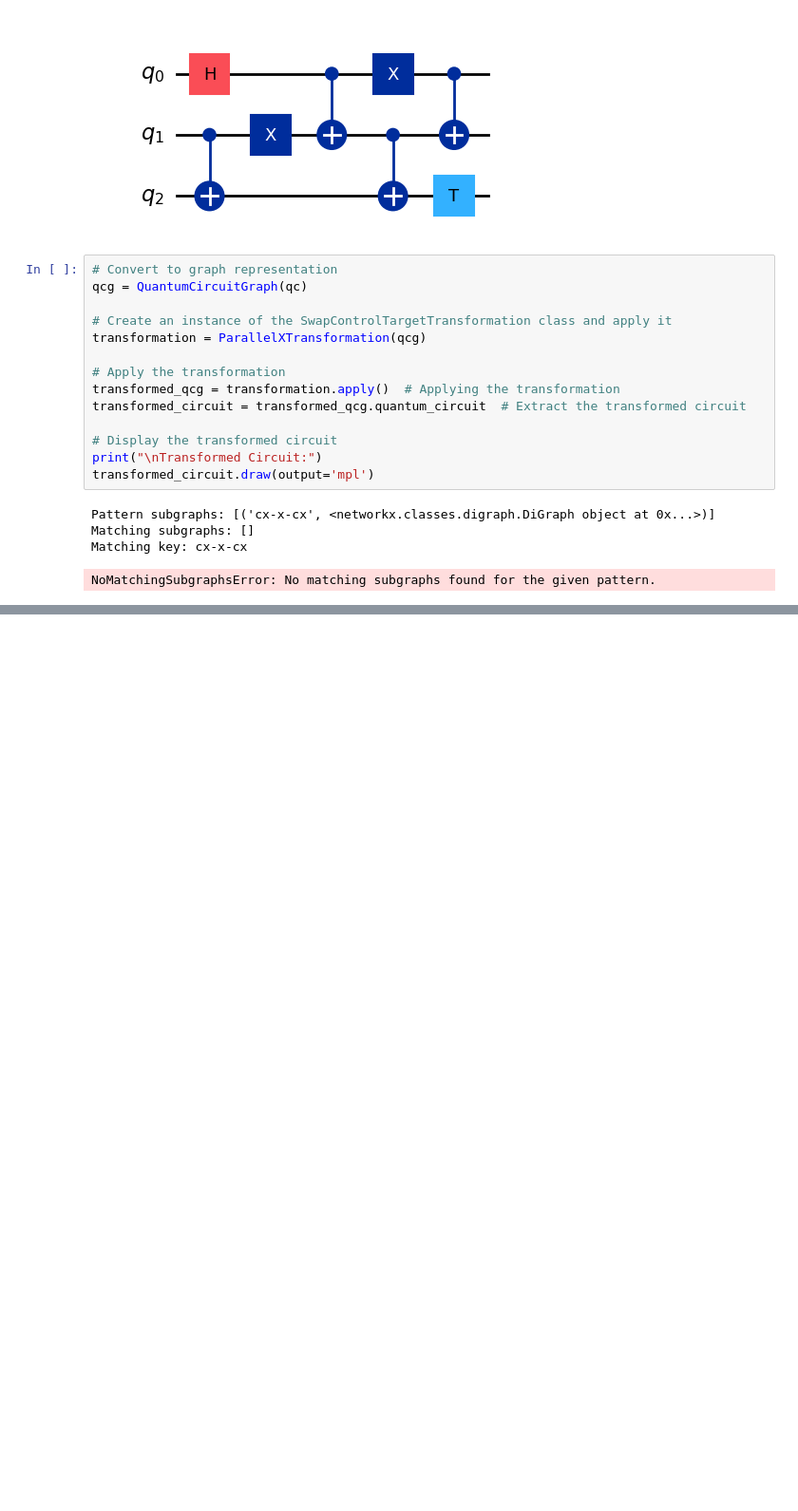
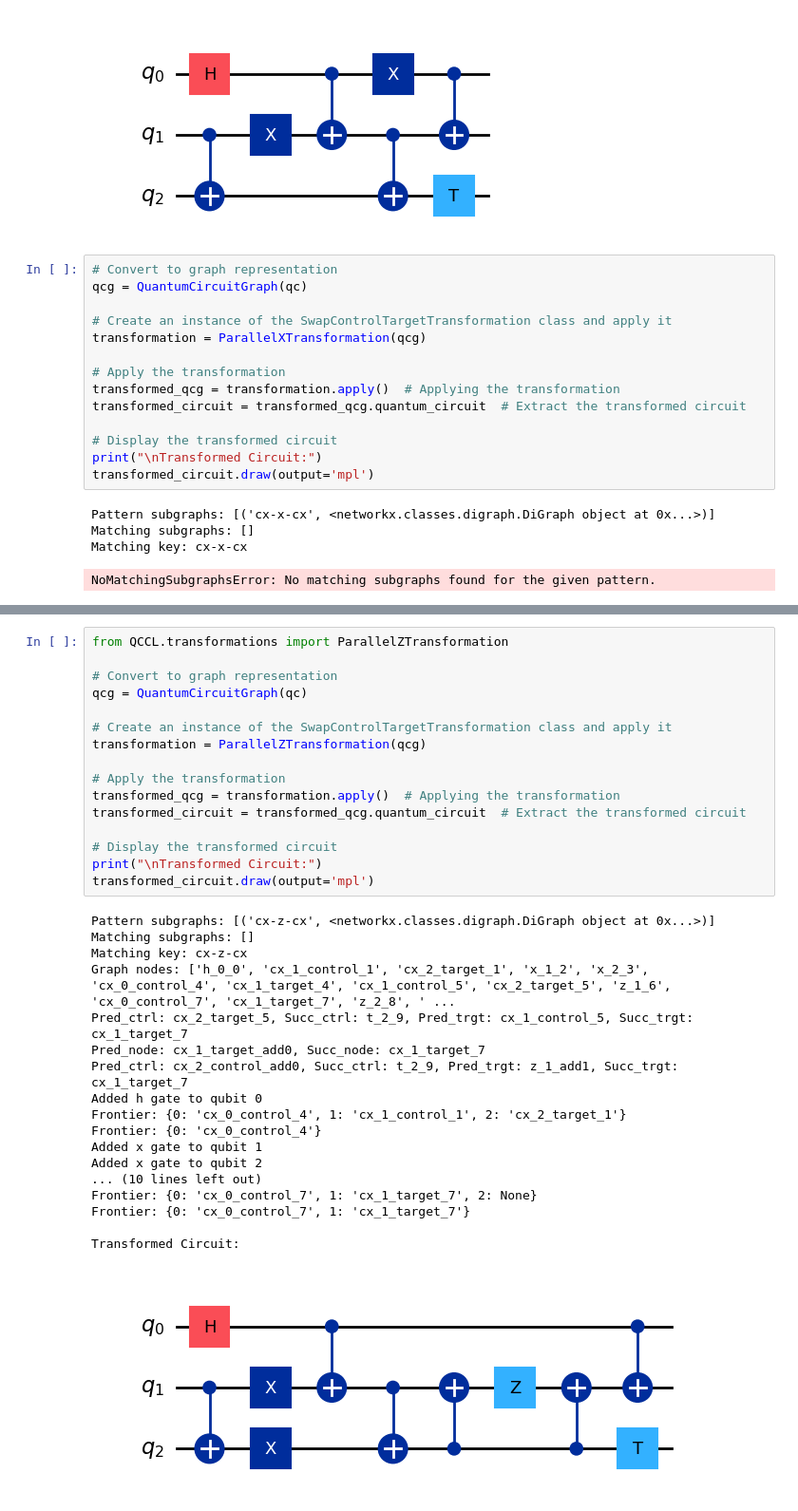
Before and after one commit to melaniasala/SSL-for-Quantum-Cirucits-Generation, a Jupyter notebook: QCCL/notebooks/transforms_debugging.ipynb, the cells around one changed output, grey strips where cells are left out. Shown at 95% size. Drawn from its saved outputs; the diff is of its cells as text; blank space fills up the shorter version.

```diff
--- a/QCCL/notebooks/transforms_debugging.ipynb
+++ b/QCCL/notebooks/transforms_debugging.ipynb
@@ -625,0 +651,35 @@ NoMatchingSubgraphsError: No matching subgraphs found for the given pattern.
+# %%
+from QCCL.transformations import ParallelZTransformation
+
+# Convert to graph representation
+qcg = QuantumCircuitGraph(qc)
+
+# Create an instance of the SwapControlTargetTransformation class and apply it
+transformation = ParallelZTransformation(qcg)
+
+# Apply the transformation
+transformed_qcg = transformation.apply()  # Applying the transformation
+transformed_circuit = transformed_qcg.quantum_circuit  # Extract the transformed circuit
+
+# Display the transformed circuit
+print("\nTransformed Circuit:")
+transformed_circuit.draw(output='mpl')
+# %% [output]
+Pattern subgraphs: [('cx-z-cx', <networkx.classes.digraph.DiGraph object at 0x...>)]
+Matching subgraphs: []
+Matching key: cx-z-cx
+Graph nodes: ['h_0_0', 'cx_1_control_1', 'cx_2_target_1', 'x_1_2', 'x_2_3', 'cx_0_control_4', 'cx_1_target_4', 'cx_1_control_5', 'cx_2_target_5', 'z_1_6', 'cx_0_control_7', 'cx_1_target_7', 'z_2_8', ' ...
+Pred_ctrl: cx_2_target_5, Succ_ctrl: t_2_9, Pred_trgt: cx_1_control_5, Succ_trgt: cx_1_target_7
+Pred_node: cx_1_target_add0, Succ_node: cx_1_target_7
+Pred_ctrl: cx_2_control_add0, Succ_ctrl: t_2_9, Pred_trgt: z_1_add1, Succ_trgt: cx_1_target_7
+Added h gate to qubit 0
+Frontier: {0: 'cx_0_control_4', 1: 'cx_1_control_1', 2: 'cx_2_target_1'}
+Frontier: {0: 'cx_0_control_4'}
+Added x gate to qubit 1
+Added x gate to qubit 2
+... (10 lines left out)
+Frontier: {0: 'cx_0_control_7', 1: 'cx_1_target_7', 2: None}
+Frontier: {0: 'cx_0_control_7', 1: 'cx_1_target_7'}
+
+Transformed Circuit:
+[figure, added]
```
Also changed, not shown: parts of 20 cells of this notebook, 2 other files.
